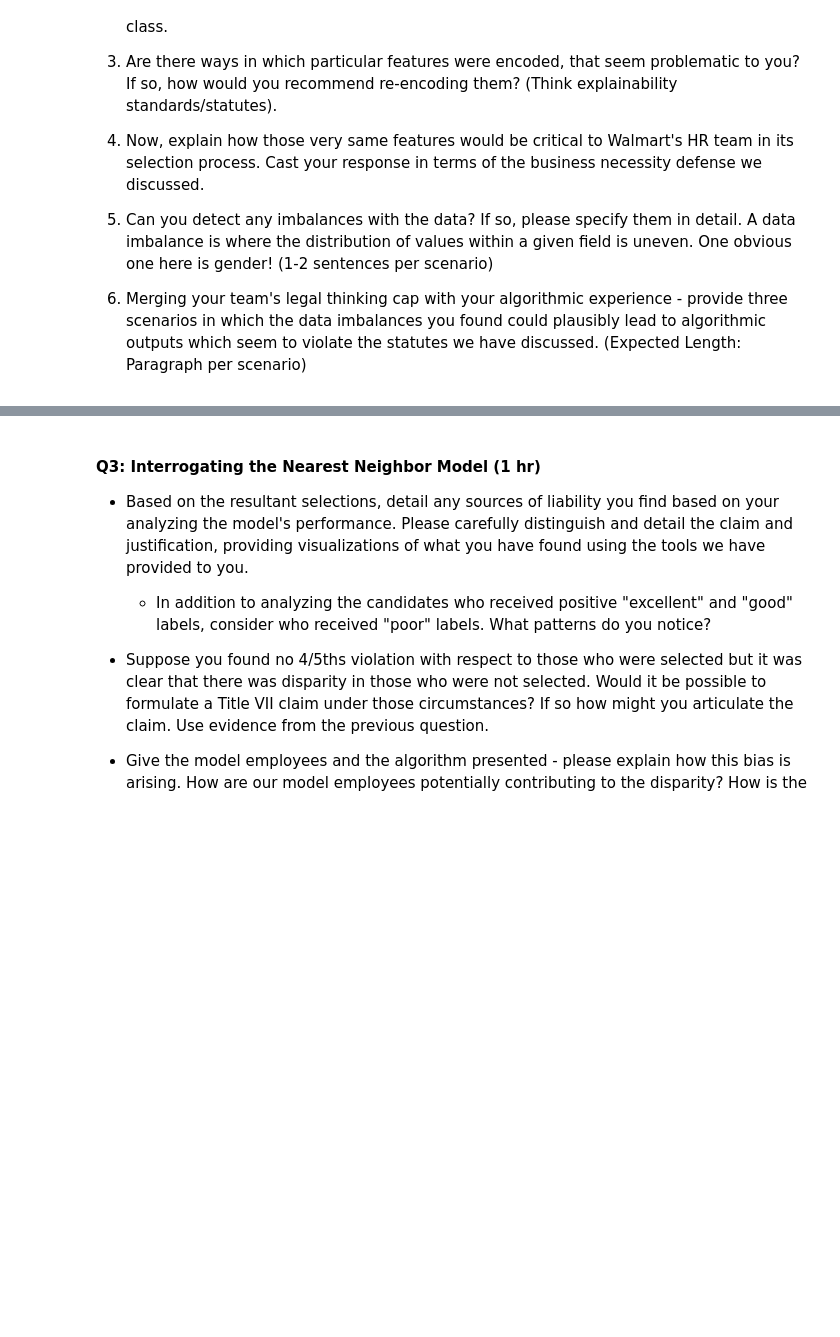
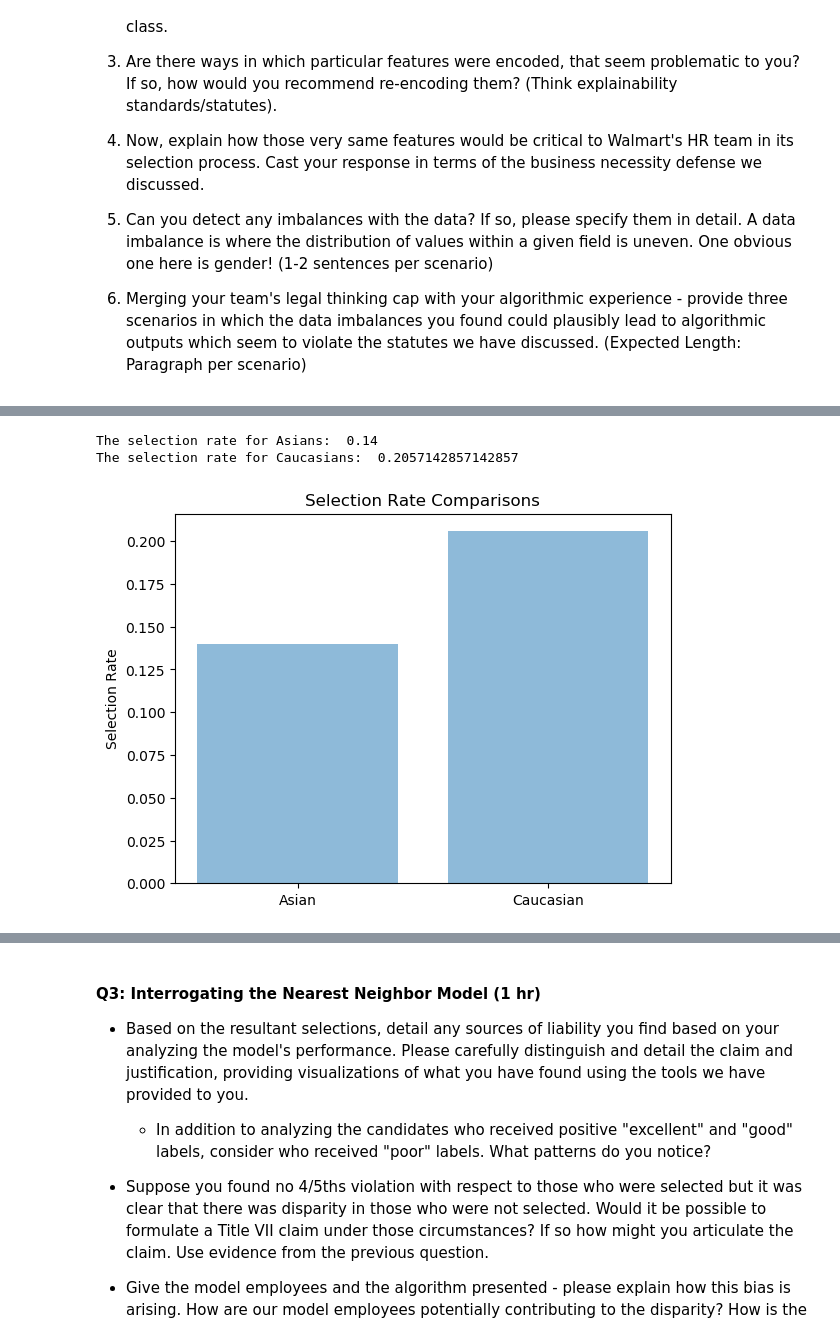
Before and after one commit to jonah-wu/module1-jobDisc, a Jupyter notebook: Job Discrimination Module Draft 1.ipynb, the cells around one changed output, grey strips where cells are left out. Saved outputs shown, nothing was run; the diff lists cells and outputs as text; code cells hidden in the pictures; blank space fills up the shorter version.

```diff
--- a/Job Discrimination Module Draft 1.ipynb
+++ b/Job Discrimination Module Draft 1.ipynb
@@ -120,0 +207,9 @@ cutoff = .30
+# %%
+# Here we go ahead and execute or run the functions!
+scoredDataset = convertToScores(dataset)
+scoredDataset.to_csv("scoredDataset.csv") #This creates a .csv file
+cutoff = .20 # We're selecting the top 20 percent scoring candidates!
+criteria = combo1
+numCandidates = int(cutoff*500)
+rankingResults = weightAndRank(scoredDataset, weights, criteria)
+qualifyingCandidates = rankingResults.iloc[:numCandidates]
@@ -121,3 +233,35 @@ cutoff = .30
+# %%
+# --------------------------------- Guide -------------------------------#
+# Alright, we've successfully run our ranking algorithm and have applied the
+# cutoff.  Now it's time to visualize the selection rates, which is what
+# the bottom does for us.  The selection rate for a particular race
+# is defined by taking the
+# (# of individuals of race selected) / (# of individuals of that race)
+# We can then use the function shown below to compare and visualize the
+# selection rate for any two races you choose.
+def graphSelectionRateByEthnicity(numCandidates, numQualified, race1, race2, raceIndxs):
+    selectionRate1 = numQualified[raceIndxs[race1]] / numCandidates[raceIndxs[race1]]
+    selectionRate2 = numQualified[raceIndxs[race2]] / numCandidates[raceIndxs[race2]]
+    print("The selection rate for " + race1 + "s: ",selectionRate1)
+    print("The selection rate for " + race2 + "s: ",selectionRate2)
+    y_pos = np.arange(2)
+    performance = [selectionRate1, selectionRate2]
+    plt.bar(y_pos, performance, align='center', alpha=0.5)
+    plt.xticks(y_pos, (race1, race2))
+    plt.ylabel('Selection Rate')
+    plt.title('Selection Rate Comparisons')
+    plt.show()
+
+raceIndxs = {"Caucasian": 0, "African-American": 1, "Asian": 2, "Hispanic": 3, "Other": 4}
+qualifyingCandidates.to_csv("qualifyingCandidates.csv")
+numCandidatesByRaces = rankingResults["Race"].value_counts()
+numQualifiedByRaces = qualifyingCandidates["Race"].value_counts()
+graphSelectionRateByEthnicity(numCandidatesByRaces, numQualifiedByRaces,
+                             "Asian", "Caucasian", raceIndxs)
+# %% [output]
+The selection rate for Asians:  0.14
+The selection rate for Caucasians:  0.2057142857142857
+[figure, added]
 # %% [markdown]
 #### Q2: Interrogating the ranking model (30mins - 45mins)
 * For each of the feature sets given detail sources of liability based on your analyzing the model's performance. Please carefully distinguish and detail the claim and justification, providing visualizations of what you have found using the tools we have provided to you.
```
Also changed, not shown: parts of 21 cells of this notebook, 12 other files.
